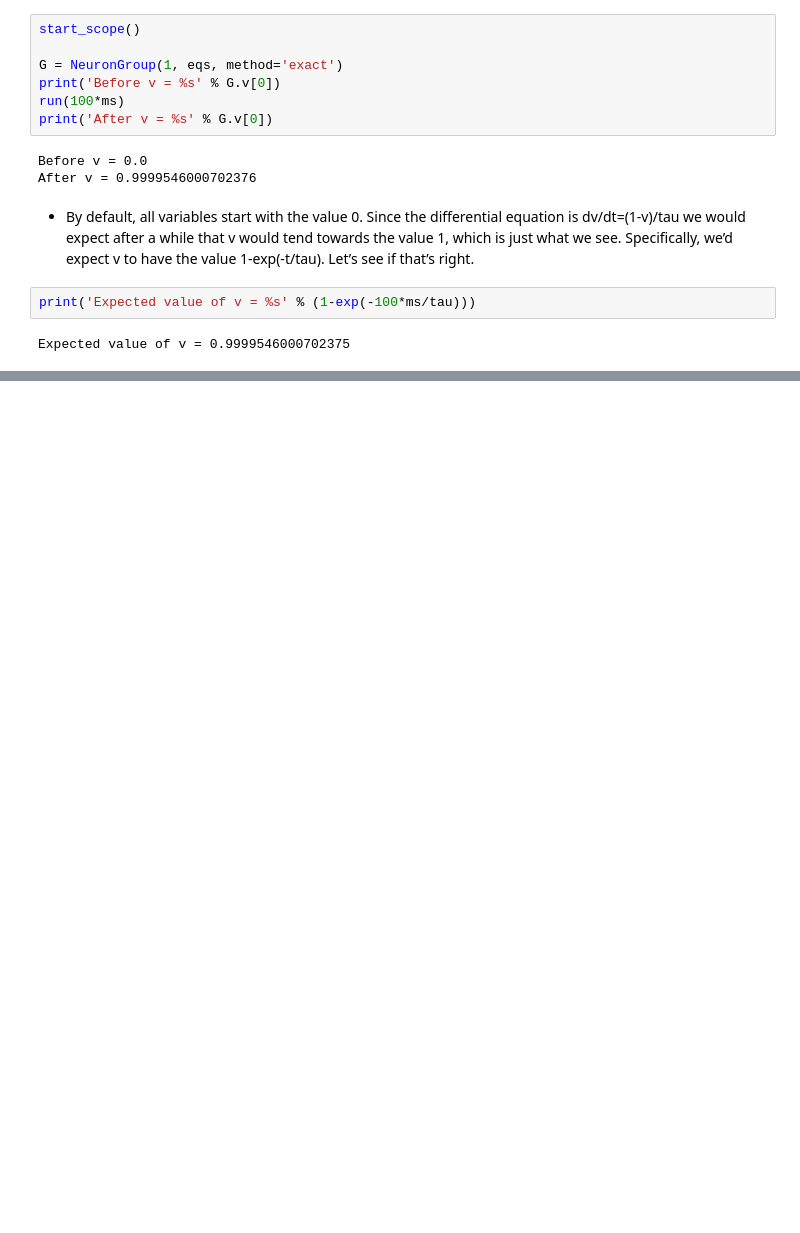
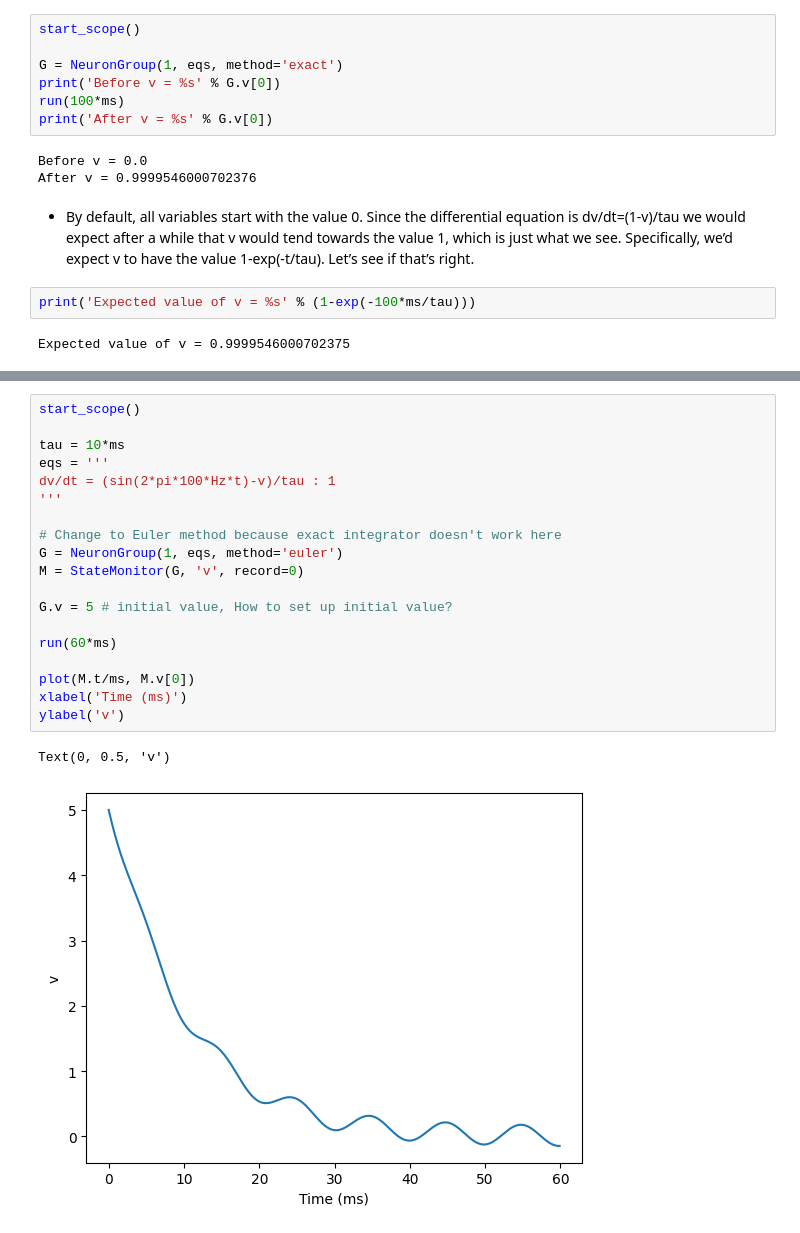
Before and after one commit to HyunsuLee/neural_dynamic_tutorial, a Jupyter notebook: brian_tutorial/Part_1_neurons.ipynb, the cells around one changed output, grey strips where cells are left out. Drawn from its saved outputs; the diff is of its cells as text; blank space fills up the shorter version.

```diff
--- a/brian_tutorial/Part_1_neurons.ipynb
+++ b/brian_tutorial/Part_1_neurons.ipynb
@@ -88,0 +112,22 @@ Expected value of v = 0.9999546000702375
+# %%
+start_scope()
+
+tau = 10*ms
+eqs = '''
+dv/dt = (sin(2*pi*100*Hz*t)-v)/tau : 1
+'''
+
+# Change to Euler method because exact integrator doesn't work here
+G = NeuronGroup(1, eqs, method='euler')
+M = StateMonitor(G, 'v', record=0)
+
+G.v = 5 # initial value, How to set up initial value?
+
+run(60*ms)
+
+plot(M.t/ms, M.v[0])
+xlabel('Time (ms)')
+ylabel('v')
+# %% [output]
+Text(0, 0.5, 'v')
+[figure, added]
```
Also changed, not shown: parts of 19 cells of this notebook.
